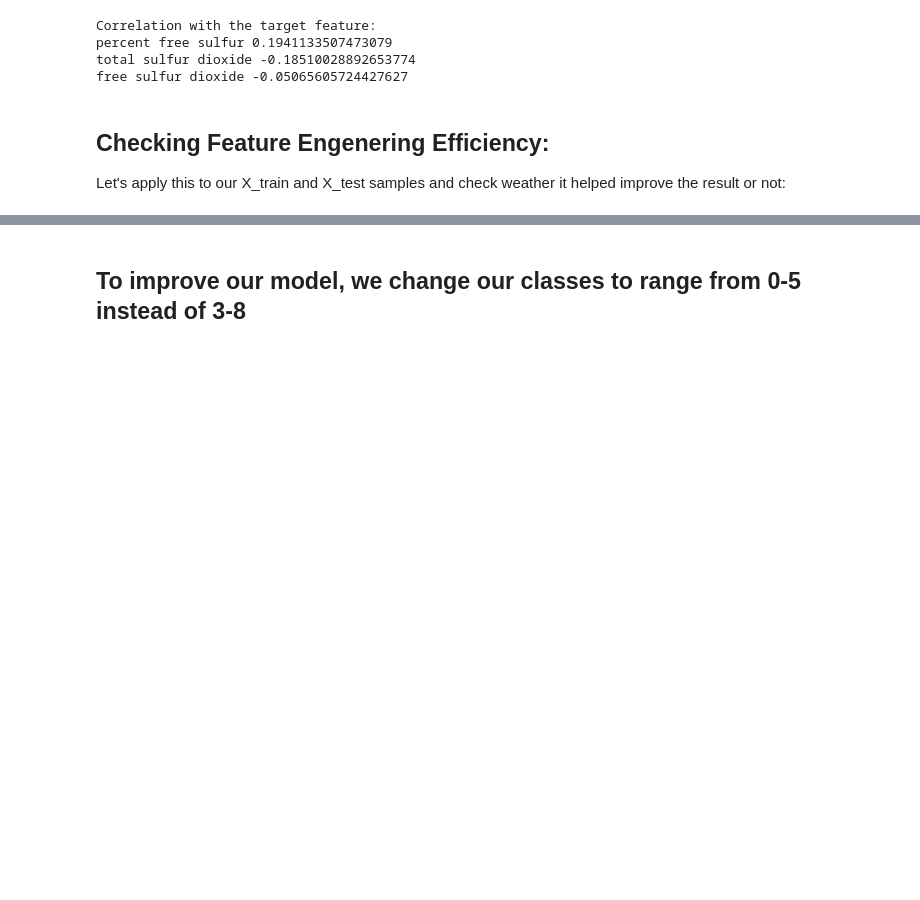
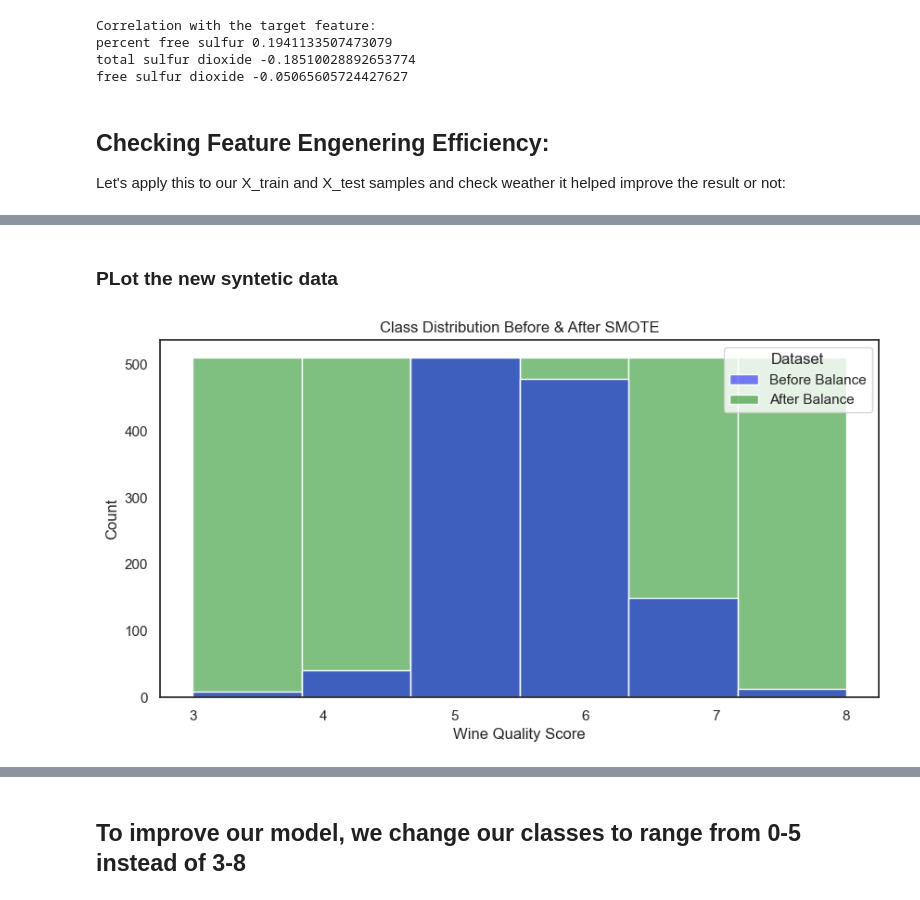
Before and after one commit to airbagdeer/tabular-ds-project, a Jupyter notebook: EX2.ipynb, the cells around one changed output, grey strips where cells are left out. Cells and saved outputs as stored; diff of their text form; code cells hidden in the pictures; blank space fills up the shorter version.

```diff
--- a/EX2.ipynb
+++ b/EX2.ipynb
@@ -257,0 +267,30 @@ retest_results(X, y, basic_model)
+# %%
+sm = SMOTE(random_state=42, sampling_strategy='auto')
+X_smote, y_smote = sm.fit_resample(X_train, y_train)
+# %%
+
+def show_balanced_data(y_train, y_res):
+    # 1️⃣ Create a DataFrame for Seaborn
+    df_before = pd.DataFrame({"Quality": y_train, "Dataset": "Before Balance"})
+    df_after = pd.DataFrame({"Quality": y_res, "Dataset": "After Balance"})
+
+    # Combine both datasets
+    df_combined = pd.concat([df_before, df_after])
+
+    # 2️⃣ Plot Histograms Using Seaborn
+    plt.figure(figsize=(10, 5))
+    sns.histplot(data=df_combined, x="Quality", hue="Dataset", multiple="layer", bins=6, kde=False, palette=["blue", "green"])
+
+    # 3️⃣ Customize Plot
+    plt.xlabel("Wine Quality Score")
+    plt.ylabel("Count")
+    plt.title("Class Distribution Before & After SMOTE")
+
+    # 4️⃣ Show Plot
+    plt.show()
+# %% [markdown]
+### PLot the new syntetic data
+# %%
+show_balanced_data(y_train=y_train, y_res=y_smote)
+# %% [output]
+[figure, added]
```
Also changed, not shown: parts of 38 cells of this notebook, 8 other files.
